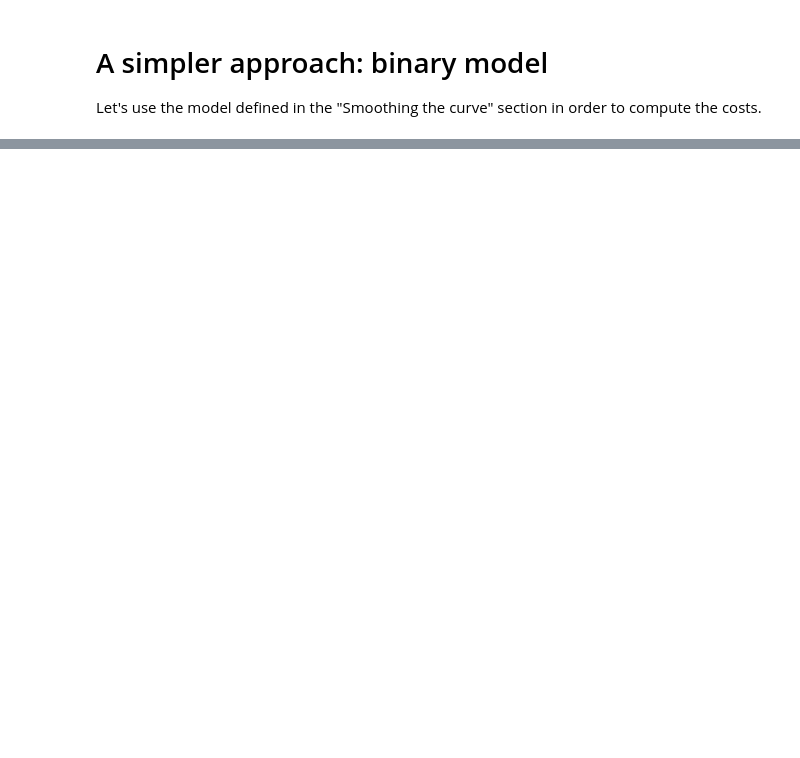
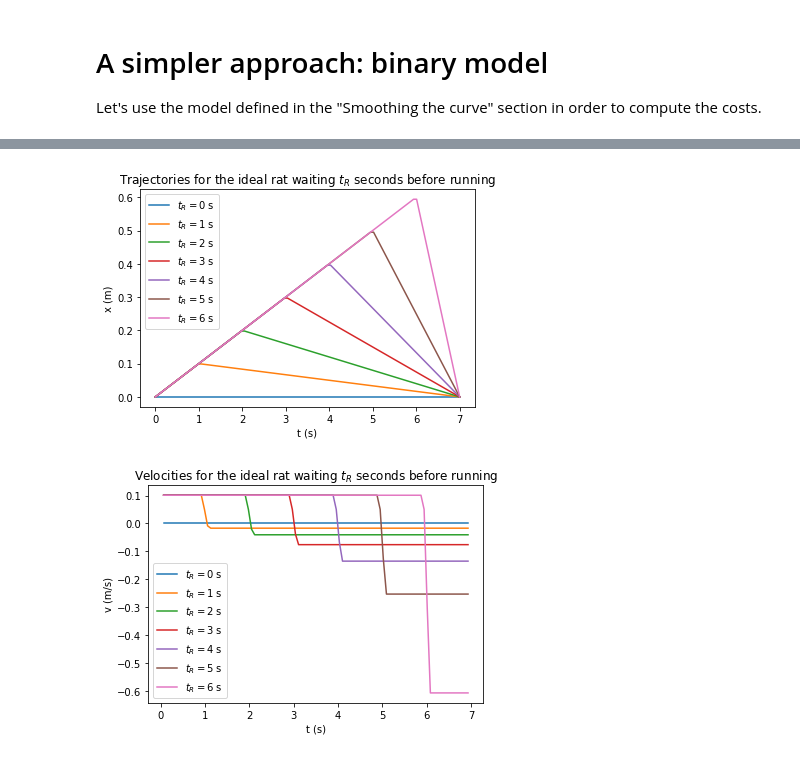
Before and after one commit to remy13127/rat_optimization, a Jupyter notebook: Cost of physical effort.ipynb, the cells around one changed output, grey strips where cells are left out. Cells and saved outputs as stored; diff of their text form; code cells hidden in the pictures; blank space fills up the shorter version.

```diff
--- a/Cost of physical effort.ipynb
+++ b/Cost of physical effort.ipynb
@@ -219,0 +255,36 @@ According to this model, the more the rat waits before running the least amount
+# %%
+def simple_profile(tr):
+    '''Creates the simplest linear model for the rats (static until tr and then runs at max speed
+    so that it arrives at precisely 7 seconds)'''
+    time=np.linspace(0,7,100)
+    x=np.zeros_like(time)
+    for i in range(len(time)):
+        if time[i]<tr:
+            x[i]=vtapis*time[i]
+        if tr<=time[i]<=7:
+            x[i]=(-vtapis*tr)*time[i]/(7-tr)+vtapis*tr*7/(7-tr)
+    return(x)
+
+vtapis=0.1 #10cm/s
+
+for i in range(7):
+    plt.plot(np.linspace(0,7,100),simple_profile(i),label=r"$t_R = $"+str(i)+" s")
+
+plt.title(r"Trajectories for the ideal rat waiting $t_R$ seconds before running")
+plt.ylabel("x (m)")
+plt.xlabel("t (s)")
+plt.legend()
+plt.show()
+
+
+for i in range(7):
+    plt.plot(np.linspace(0,7,100)[1:99],velocity(simple_profile(i),0.07)[1:99],label=r"$t_R = $"+str(i)+" s")
+
+plt.title(r"Velocities for the ideal rat waiting $t_R$ seconds before running")
+plt.ylabel("v (m/s)")
+plt.xlabel("t (s)")
+plt.legend()
+plt.show()
+# %% [output]
+[figure, added]
+[figure, added]
```
Also changed, not shown: parts of 12 cells of this notebook, 1 other file.
